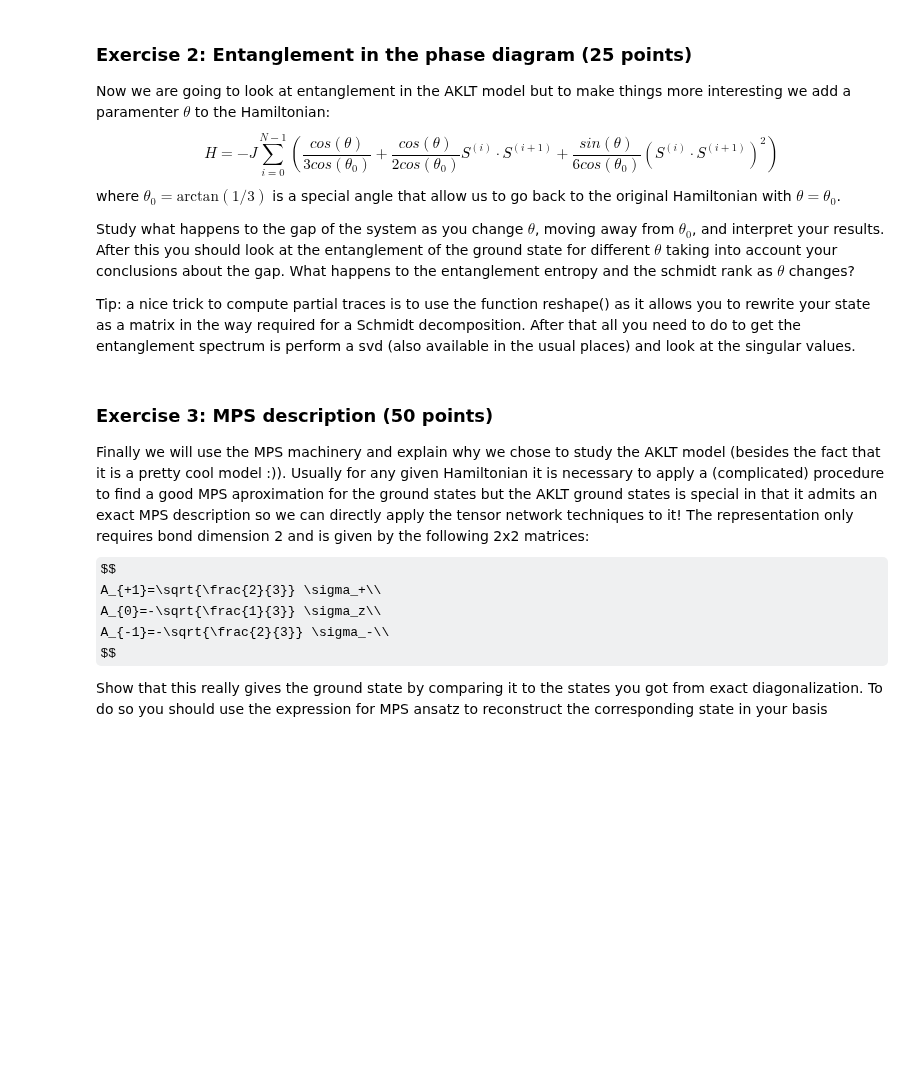
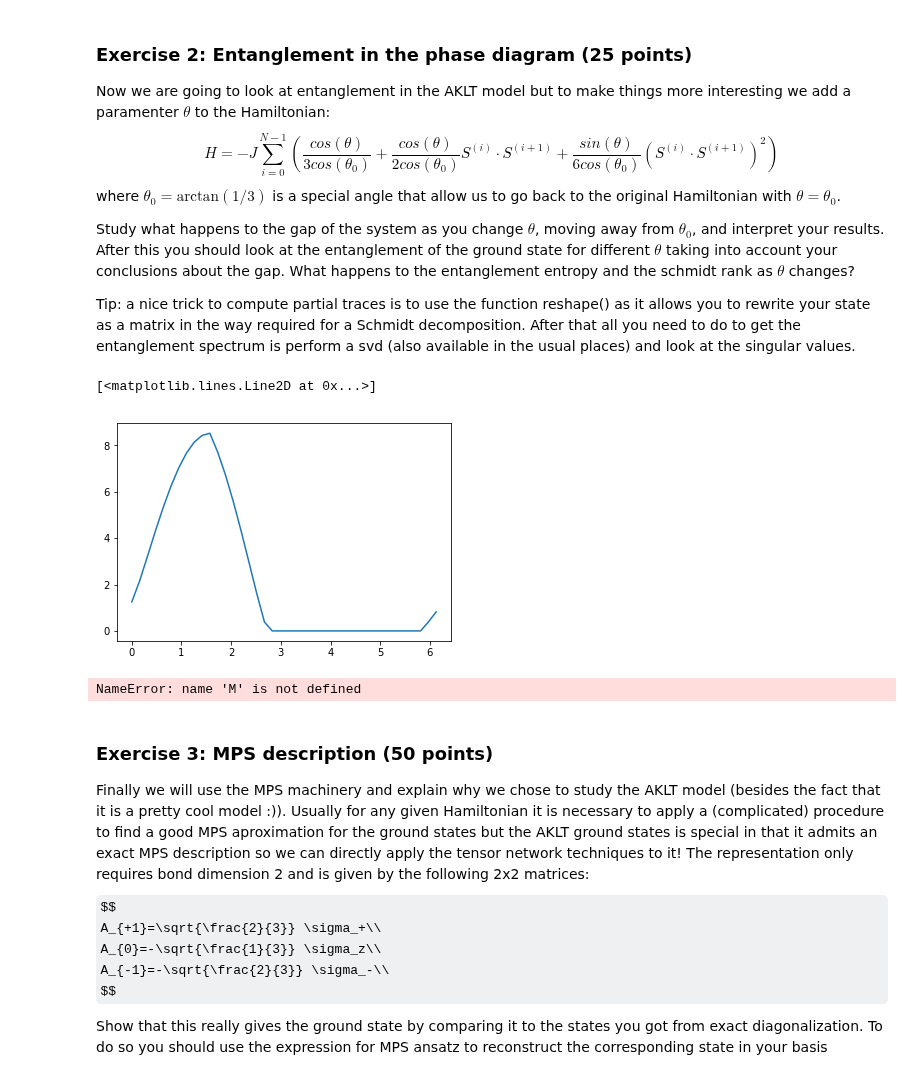
Before and after one commit to ml4cdeca/ComputationalQuantumDynamics, a Jupyter notebook: blatt8/exercise8.ipynb, the cells around one changed output. Cells and saved outputs as stored; diff of their text form; code cells hidden in the pictures; some formulas as TeX source; blank space fills up the shorter version.

```diff
--- a/blatt8/exercise8.ipynb
+++ b/blatt8/exercise8.ipynb
@@ -126,6 +126,38 @@ where $\theta_0 = \text{arctan}(1/3)$ is a special angle that allow us to go bac
 Study what happens to the gap of the system as you change $\theta$, moving away from $\theta_0$, and interpret your results. After this you should look at the entanglement of the ground state for different $\theta$ taking into account your conclusions about the gap. What happens to the entanglement entropy and the schmidt rank as $\theta$ changes?
 
 Tip: a nice trick to compute partial traces is to use the function reshape() as it allows you to rewrite your state as a matrix in the way required for a Schmidt decomposition. After that all you need to do to get the entanglement spectrum is perform a svd (also available in the usual places) and look at the singular values.
+# %%
+def Build_H_TFIMth(N,th):
+    Hmat = N*np.cos(th)/(np.cos(np.arctan(1/3)*3))*sparse.identity(3**N)
+    for i in range(N):
+        product=Szis[i]@Szis[(i+1)%N] +1/2*(Spis[i]@Smis[(i+1)%N]+Smis[i]@Spis[(i+1)%N])
+        Hmat = Hmat +np.cos(th)/(np.cos(np.arctan(1/3)*2))*(product)+ np.sin(th)/(np.cos(np.arctan(1/3)*6))*product@product
+    return Hmat
+# %%
+dif=[]
+N=4
+thetas=np.arange(0,2*np.pi,np.pi/20)
+Szis, Spis, Smis = BuildSingleSpinOps(N)
+for th in thetas:
+    Hmat=Build_H_TFIMth(N,th)
+    eigval,eigvec=sLA.eigsh(Hmat,k=3,which="SA")
+    dif.append(eigval[1]-eigval[0])
+plt.plot(thetas,dif)
+# %% [output]
+[<matplotlib.lines.Line2D at 0x...>]
+[figure, added]
+# %%
+#CODESCHNIPPSEL
+PSI=np.array([])
+#matrix reshaped into array
+resh=np.reshape(PSI,(M,N-M))
+#obtain u s and v matrix
+u,s,v=npla.svd(resh)
+rank=len(s!=0)
+for i in range(M):
+    Entropy=-np.trace(s**2+np.log(s**2))
+# %% [output]
+NameError: name 'M' is not defined
 # %% [markdown]
 ### Exercise 3: MPS description (50 points)
 
```
Also changed, not shown: parts of 6 cells of this notebook.
